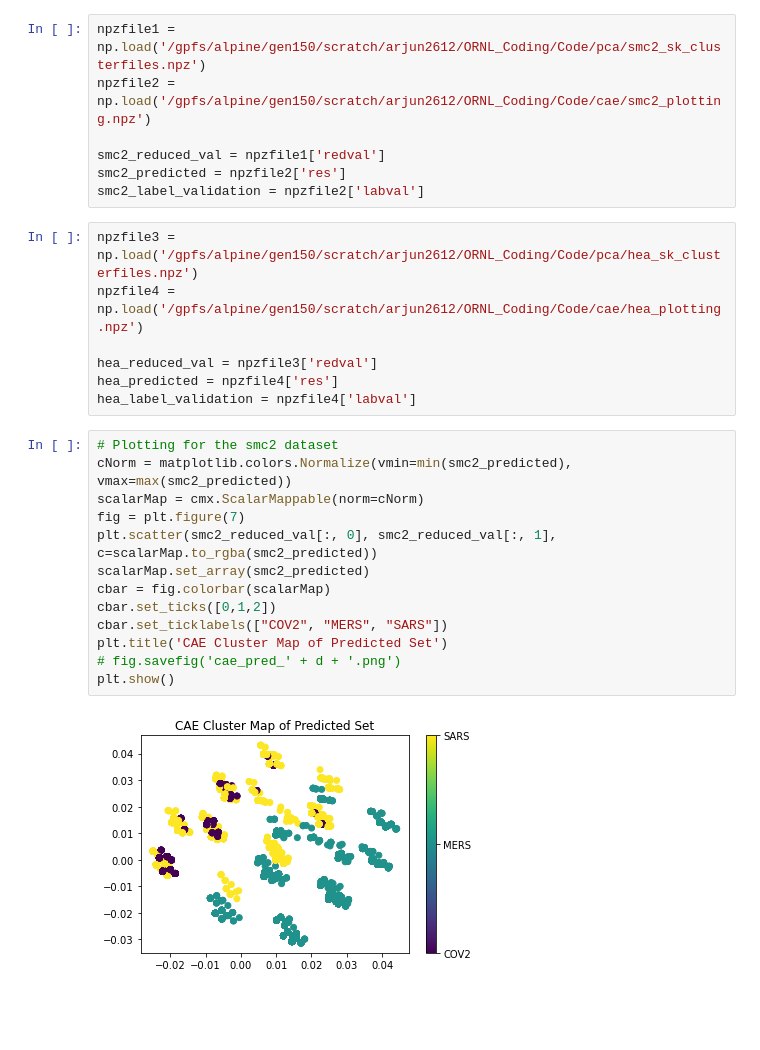
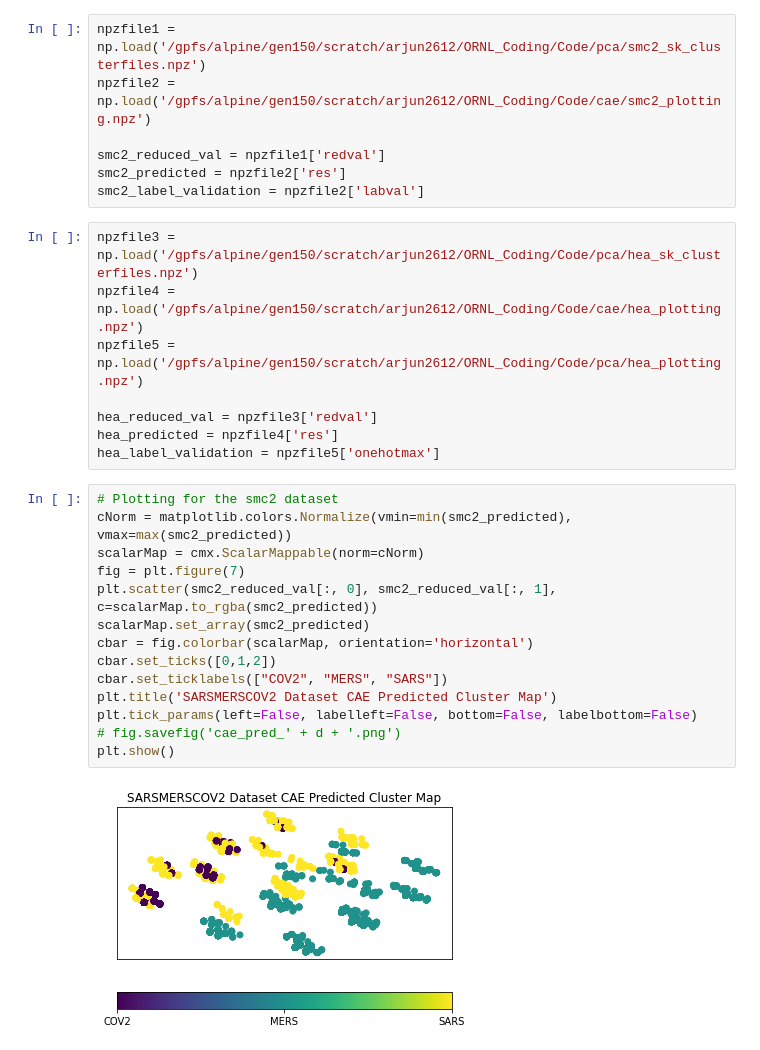
Before and after one commit to arjuns-code-center/OakRidgeNatLab_InternProject, a Jupyter notebook: Code/cae/cae_plotting.ipynb, the cells around one changed output. Saved outputs shown, nothing was run; the diff lists cells and outputs as text; blank space fills up the shorter version.

Commit message:
Added results from HEA Dataset for PCA/KMeans/CAE

```diff
--- a/Code/cae/cae_plotting.ipynb
+++ b/Code/cae/cae_plotting.ipynb
@@ -17,25 +17,27 @@ smc2_label_validation = npzfile2['labval']
 # %%
 npzfile3 = np.load('/gpfs/alpine/gen150/scratch/arjun2612/ORNL_Coding/Code/pca/hea_sk_clusterfiles.npz')
 npzfile4 = np.load('/gpfs/alpine/gen150/scratch/arjun2612/ORNL_Coding/Code/cae/hea_plotting.npz')
+npzfile5 = np.load('/gpfs/alpine/gen150/scratch/arjun2612/ORNL_Coding/Code/pca/hea_plotting.npz')
 
 hea_reduced_val = npzfile3['redval']
 hea_predicted = npzfile4['res']
-hea_label_validation = npzfile4['labval']
+hea_label_validation = npzfile5['onehotmax']
 # %%
 # Plotting for the smc2 dataset
 cNorm = matplotlib.colors.Normalize(vmin=min(smc2_predicted), vmax=max(smc2_predicted))
 scalarMap = cmx.ScalarMappable(norm=cNorm)
 fig = plt.figure(7)
 plt.scatter(smc2_reduced_val[:, 0], smc2_reduced_val[:, 1], c=scalarMap.to_rgba(smc2_predicted))
 scalarMap.set_array(smc2_predicted)
-cbar = fig.colorbar(scalarMap)
+cbar = fig.colorbar(scalarMap, orientation='horizontal')
 cbar.set_ticks([0,1,2])
 cbar.set_ticklabels(["COV2", "MERS", "SARS"])
-plt.title('CAE Cluster Map of Predicted Set')
+plt.title('SARSMERSCOV2 Dataset CAE Predicted Cluster Map')
+plt.tick_params(left=False, labelleft=False, bottom=False, labelbottom=False)
 # fig.savefig('cae_pred_' + d + '.png')
 plt.show()
 # %% [output]
-[figure, old version]
+[figure, new version]
 # %%
 cNorm = matplotlib.colors.Normalize(vmin=min(smc2_label_validation), vmax=max(smc2_label_validation))
 scalarMap = cmx.ScalarMappable(norm=cNorm)
```
Also changed, not shown: parts of 3 cells of this notebook, 13 other files.
